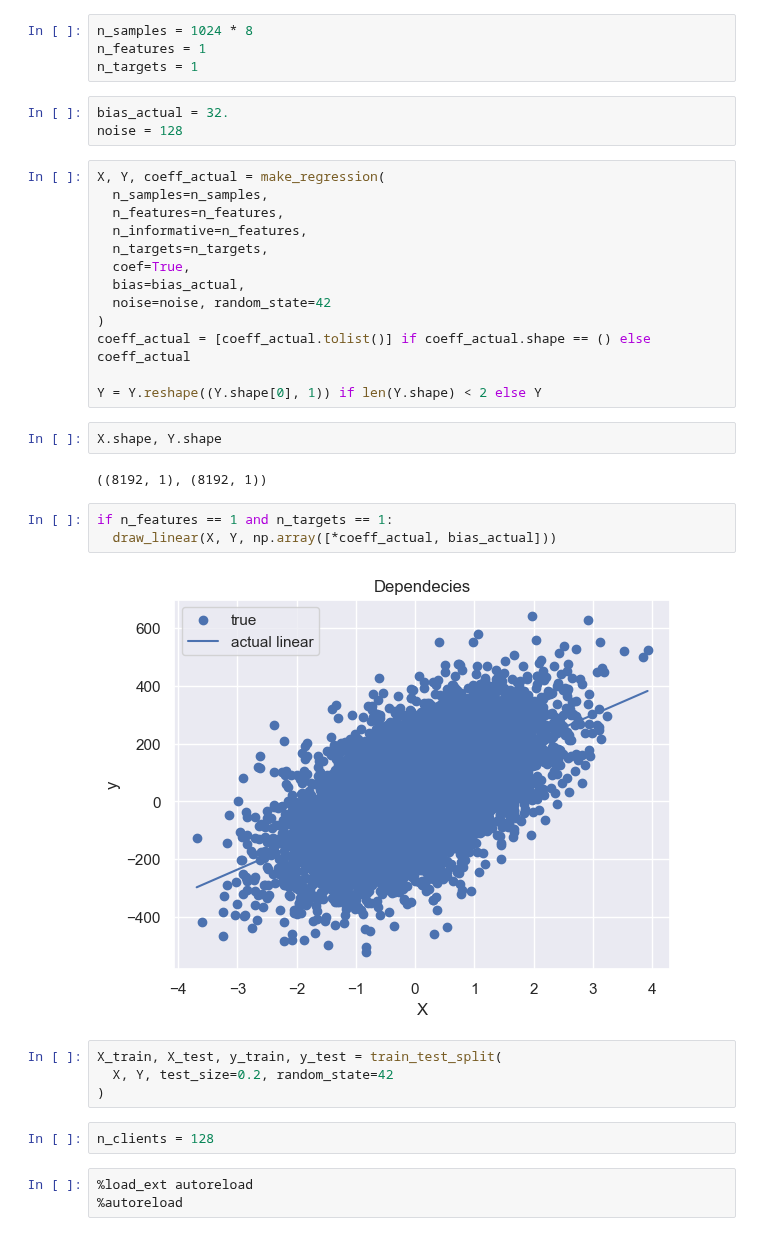
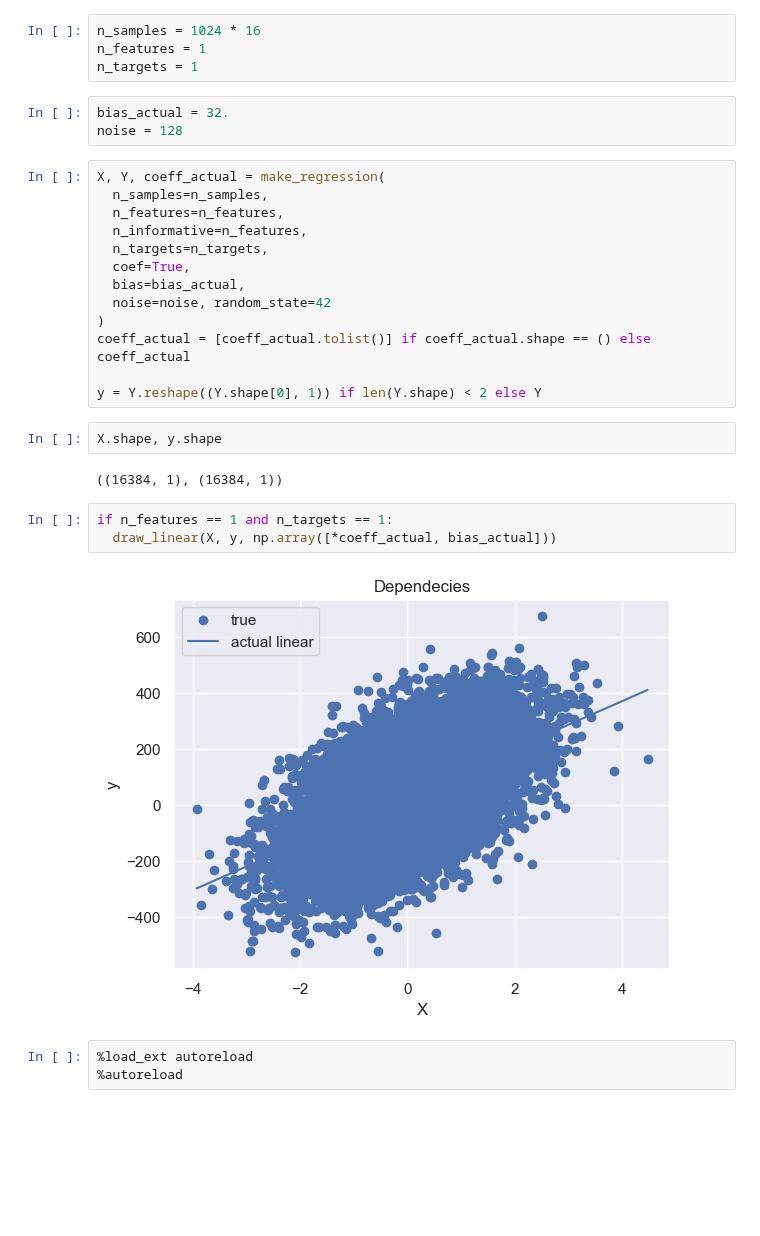
Before and after one commit to locllos/felere, a Jupyter notebook: source/playground.ipynb, the cells around one changed output. Drawn from its saved outputs; the diff is of its cells as text; blank space fills up the shorter version.

```diff
--- a/source/playground.ipynb
+++ b/source/playground.ipynb
@@ -33,7 +33,7 @@ def draw_linear(
   plt.ylabel("y")
   plt.legend()
 # %%
-n_samples = 1024 * 8
+n_samples = 1024 * 16
 n_features = 1
 n_targets = 1
 # %%
@@ -51,22 +51,16 @@ X, Y, coeff_actual = make_regression(
 )
 coeff_actual = [coeff_actual.tolist()] if coeff_actual.shape == () else coeff_actual
 
-Y = Y.reshape((Y.shape[0], 1)) if len(Y.shape) < 2 else Y
+y = Y.reshape((Y.shape[0], 1)) if len(Y.shape) < 2 else Y
 # %%
-X.shape, Y.shape
+X.shape, y.shape
 # %% [output]
-((8192, 1), (8192, 1))
+((16384, 1), (16384, 1))
 # %%
 if n_features == 1 and n_targets == 1:
-  draw_linear(X, Y, np.array([*coeff_actual, bias_actual]))
+  draw_linear(X, y, np.array([*coeff_actual, bias_actual]))
 # %% [output]
-[figure, old version]
+[figure, new version]
-# %%
-X_train, X_test, y_train, y_test = train_test_split(
-  X, Y, test_size=0.2, random_state=42
-)
-# %%
-n_clients = 128
 # %%
 %load_ext autoreload
 %autoreload
```
Also changed, not shown: parts of 19 cells of this notebook, 12 other files.
